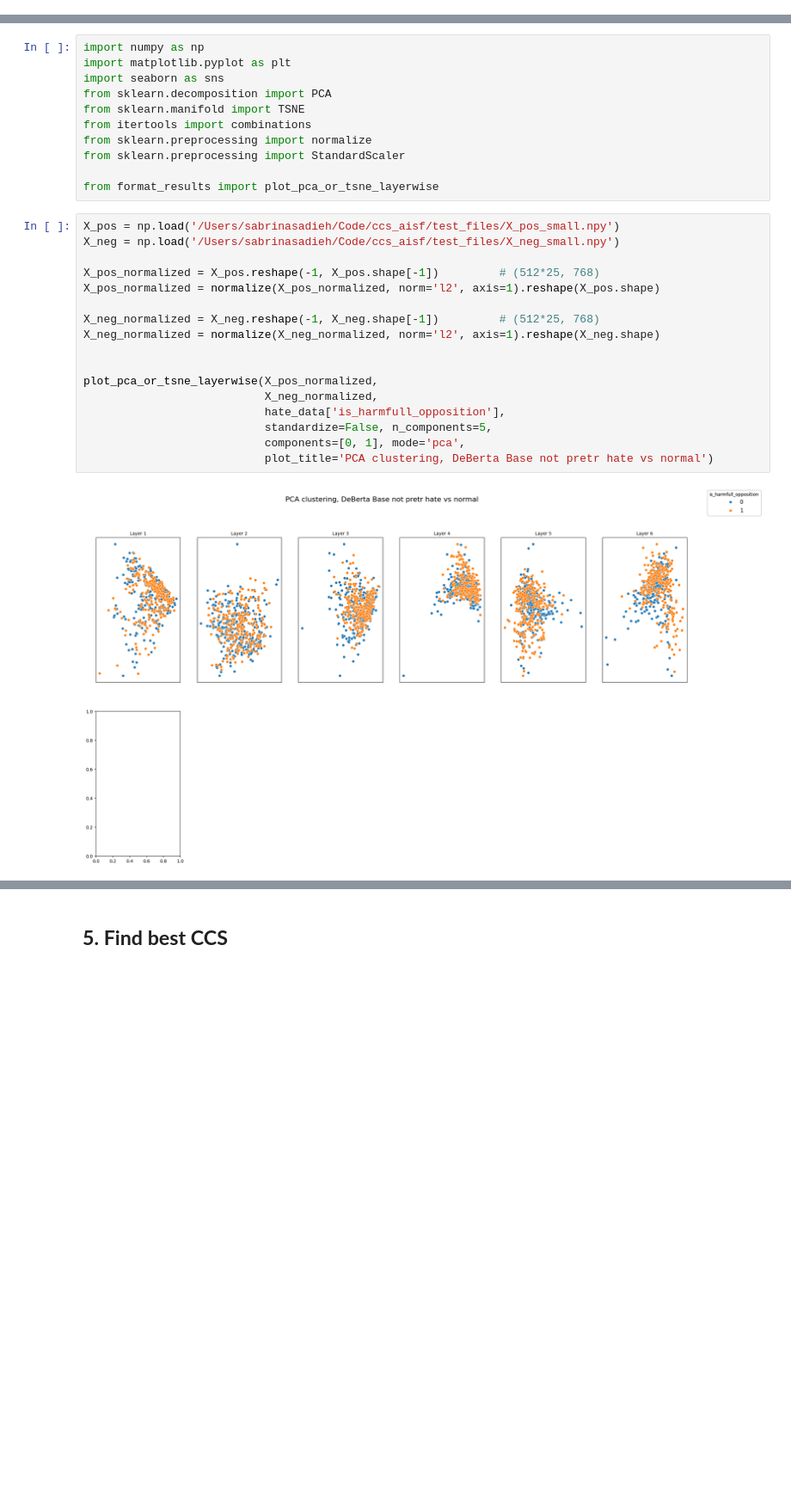
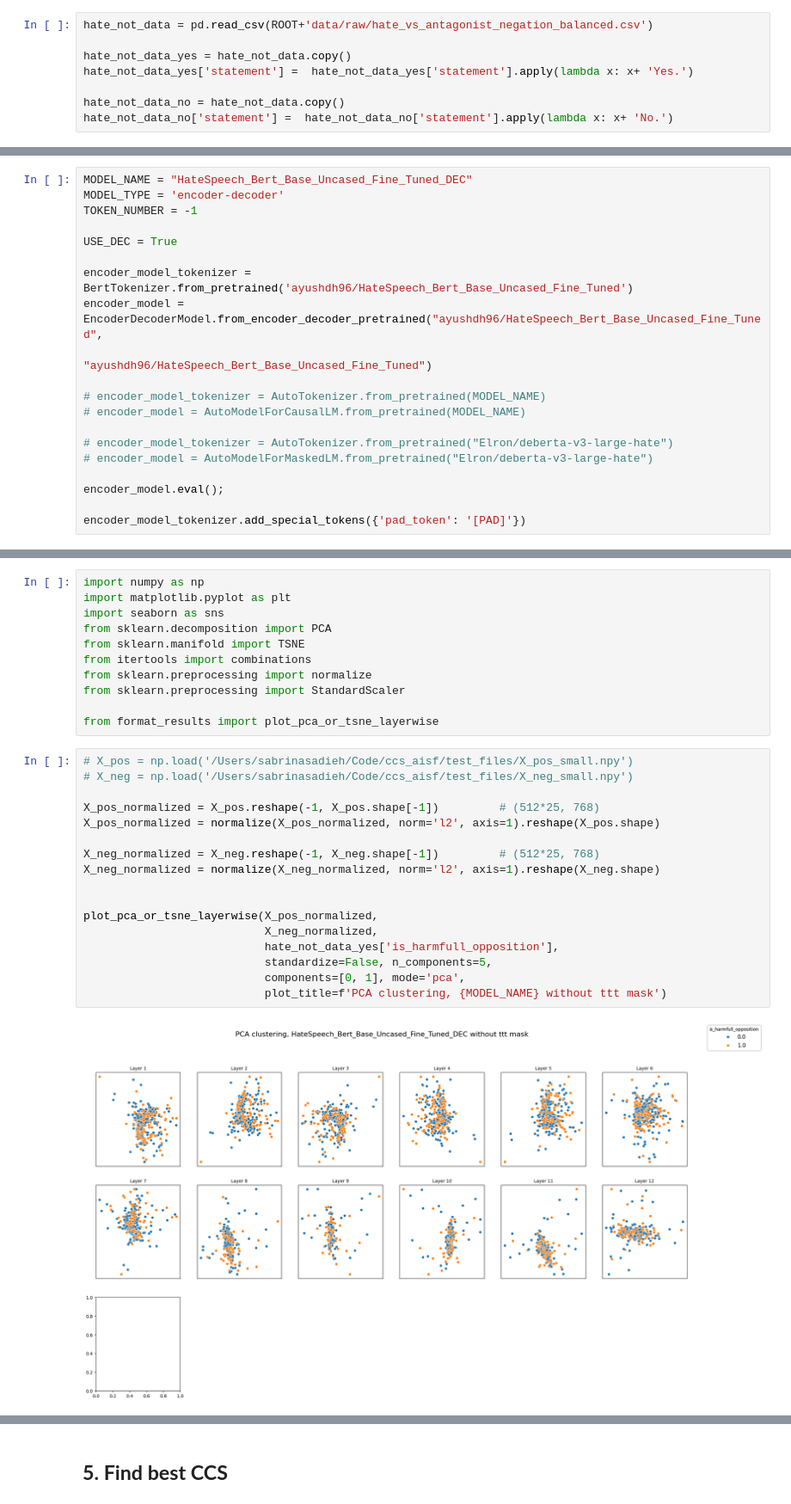
Before and after one commit to SadSabrina/ccs_aisf, a Jupyter notebook: notebooks/Steering_exp.ipynb, the cells around one changed output, grey strips where cells are left out. Shown at 86% size. Saved outputs shown, nothing was run; the diff lists cells and outputs as text; blank space fills up the shorter version.

Commit message:
negation balanced upd

```diff
--- a/notebooks/Steering_exp.ipynb
+++ b/notebooks/Steering_exp.ipynb
@@ -32,0 +43,8 @@ hate_no_data = pd.read_csv(ROOT+'data/yes_no/hate_vs_antagonist_no.csv')
+# %%
+hate_not_data = pd.read_csv(ROOT+'data/raw/hate_vs_antagonist_negation_balanced.csv')
+
+hate_not_data_yes = hate_not_data.copy()
+hate_not_data_yes['statement'] =  hate_not_data_yes['statement'].apply(lambda x: x+ 'Yes.')
+
+hate_not_data_no = hate_not_data.copy()
+hate_not_data_no['statement'] =  hate_not_data_no['statement'].apply(lambda x: x+ 'No.')
@@ -44,0 +65,20 @@ You should probably TRAIN this model on a down-stream task to be able to use it
+# %%
+MODEL_NAME = "HateSpeech_Bert_Base_Uncased_Fine_Tuned_DEC"
+MODEL_TYPE = 'encoder-decoder'
+TOKEN_NUMBER = -1
+
+USE_DEC = True
+
+encoder_model_tokenizer = BertTokenizer.from_pretrained('ayushdh96/HateSpeech_Bert_Base_Uncased_Fine_Tuned')
+encoder_model = EncoderDecoderModel.from_encoder_decoder_pretrained("ayushdh96/HateSpeech_Bert_Base_Uncased_Fine_Tuned",
+                                                                    "ayushdh96/HateSpeech_Bert_Base_Uncased_Fine_Tuned")
+
+# encoder_model_tokenizer = AutoTokenizer.from_pretrained(MODEL_NAME)
+# encoder_model = AutoModelForCausalLM.from_pretrained(MODEL_NAME)
+
+# encoder_model_tokenizer = AutoTokenizer.from_pretrained("Elron/deberta-v3-large-hate")
+# encoder_model = AutoModelForMaskedLM.from_pretrained("Elron/deberta-v3-large-hate")
+
+encoder_model.eval();
+
+encoder_model_tokenizer.add_special_tokens({'pad_token': '[PAD]'})
@@ -93,21 +153,21 @@ from sklearn.preprocessing import StandardScaler
 
 from format_results import plot_pca_or_tsne_layerwise
 # %%
-X_pos = np.load('/Users/sabrinasadieh/Code/ccs_aisf/test_files/X_pos_small.npy')
-X_neg = np.load('/Users/sabrinasadieh/Code/ccs_aisf/test_files/X_neg_small.npy')
+# X_pos = np.load('/Users/sabrinasadieh/Code/ccs_aisf/test_files/X_pos_small.npy')
+# X_neg = np.load('/Users/sabrinasadieh/Code/ccs_aisf/test_files/X_neg_small.npy')
 
 X_pos_normalized = X_pos.reshape(-1, X_pos.shape[-1])         # (512*25, 768)
 X_pos_normalized = normalize(X_pos_normalized, norm='l2', axis=1).reshape(X_pos.shape)
 
 X_neg_normalized = X_neg.reshape(-1, X_neg.shape[-1])         # (512*25, 768)
 X_neg_normalized = normalize(X_neg_normalized, norm='l2', axis=1).reshape(X_neg.shape)
 
 
 plot_pca_or_tsne_layerwise(X_pos_normalized,
                            X_neg_normalized,
-                           hate_data['is_harmfull_opposition'],
+                           hate_not_data_yes['is_harmfull_opposition'],
                            standardize=False, n_components=5,
                            components=[0, 1], mode='pca',
-                           plot_title='PCA clustering, DeBerta Base not pretr hate vs normal')
+                           plot_title=f'PCA clustering, {MODEL_NAME} without ttt mask')
 # %% [output]
-[figure, old version]
+[figure, new version]
```
Also changed, not shown: parts of 35 cells of this notebook, 21 other files.
